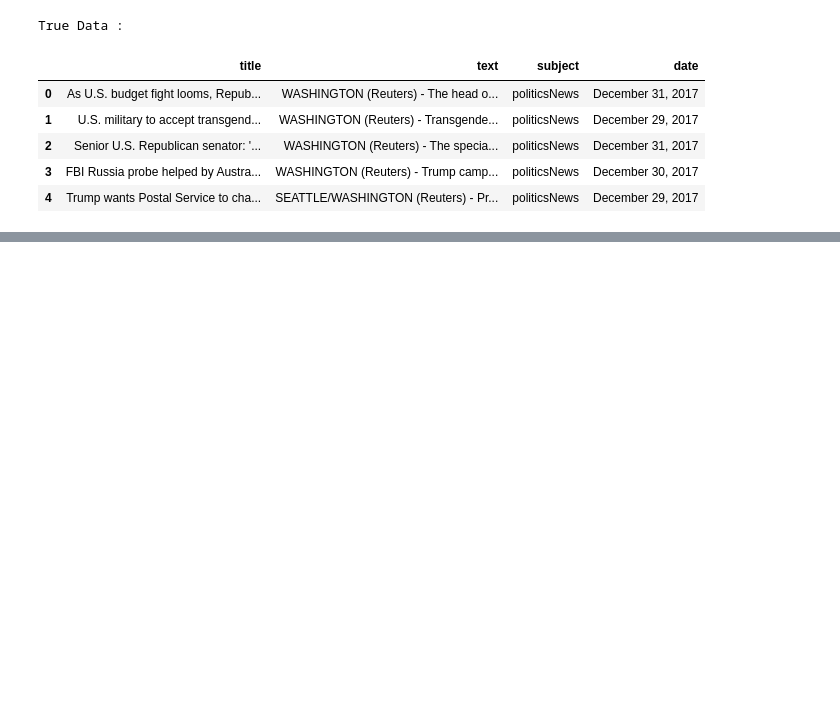
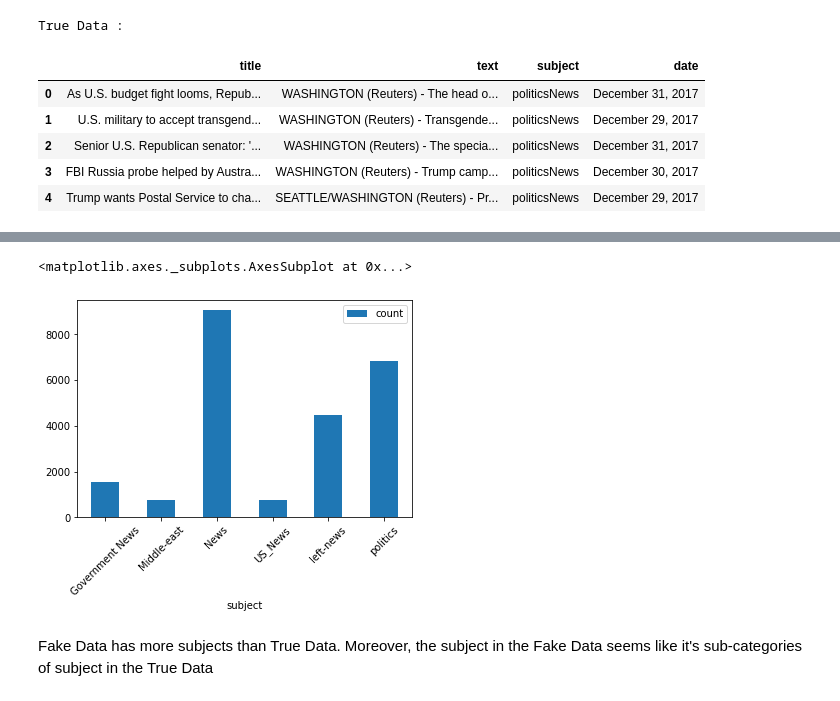
Before and after one commit to suvigyajain0101/Kaggle, a Jupyter notebook: FakeNewsPrediction/EDA.ipynb, the cells around one changed output, grey strips where cells are left out. Drawn from its saved outputs; the diff is of its cells as text; code cells hidden in the pictures; blank space fills up the shorter version.

```diff
--- a/FakeNewsPrediction/EDA.ipynb
+++ b/FakeNewsPrediction/EDA.ipynb
@@ -69,0 +84,7 @@ True Data :
+# %%
+fake_data.groupby('subject').size().reset_index(name = 'count').plot.bar(x='subject', y='count', rot = 45)
+# %% [output]
+<matplotlib.axes._subplots.AxesSubplot at 0x...>
+[figure, added]
+# %% [markdown]
+Fake Data has more subjects than True Data. Moreover, the subject in the Fake Data seems like it's sub-categories of subject in the True Data
```
Also changed, not shown: parts of 4 cells of this notebook.
